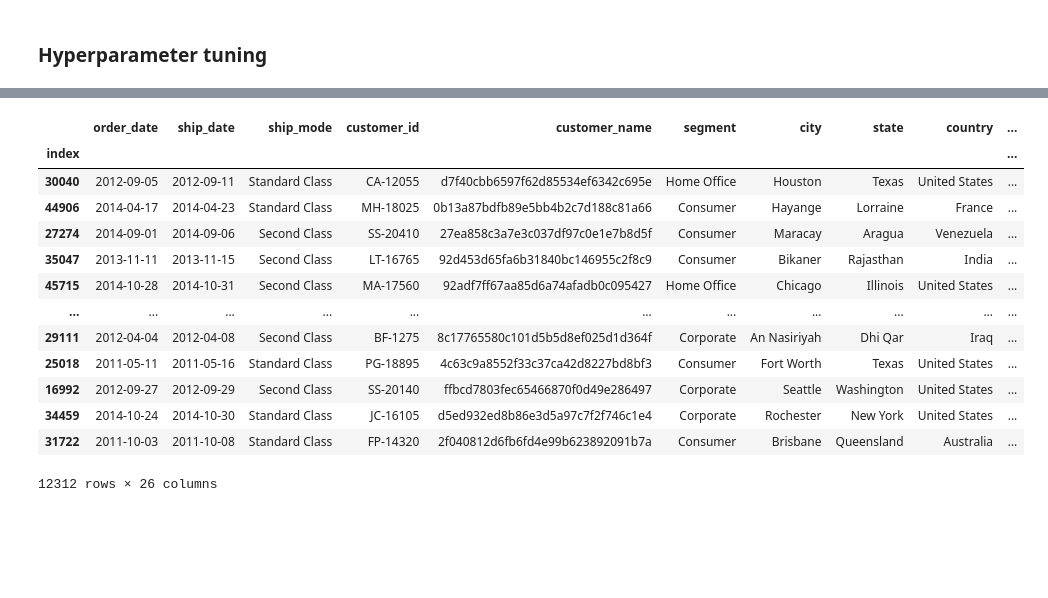
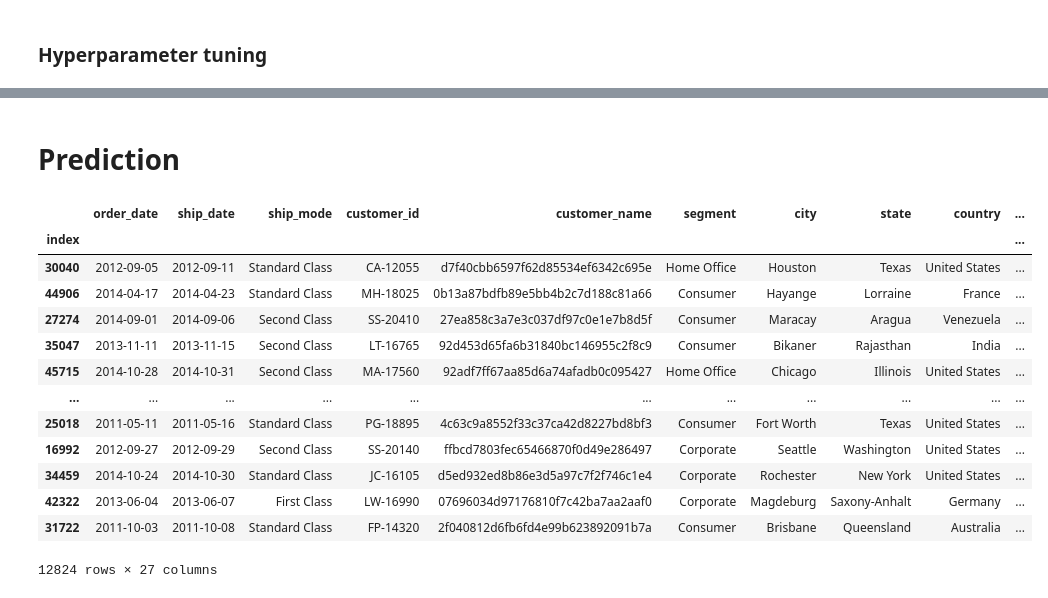
Before and after one commit to marc-ah/ml_superstore, a Jupyter notebook: scripts/03_feature_eng.ipynb, the cells around one changed output, grey strips where cells are left out. Saved outputs shown, nothing was run; the diff lists cells and outputs as text; code cells hidden in the pictures; blank space fills up the shorter version.

```diff
--- a/scripts/03_feature_eng.ipynb
+++ b/scripts/03_feature_eng.ipynb
@@ -122,8 +123,8 @@ Considered cols: 25
 # %% [markdown]
 # Sampling - for debugging only
 # %%
-df_train = df_train.sample(n=3000)
-df_test = df_train.sample(n=1000)
+#df_train = df_train.sample(n=3000)
+#df_test = df_train.sample(n=1000)
 # %%
 len(df_train)
 # %% [output]
@@ -424,17 +401,0 @@ df_check["prediction"] = y_test_predict
-# %%
-df_check.loc[df_check["ship_delay"]!=df_check["prediction"]]
-# %% [output]
-|  | order_date | ship_date | ship_mode | customer_id | customer_name | segment | city | state | country | ... |
-| index |  |  |  |  |  |  |  |  |  | ... |
-| 30040 | 2012-09-05 | 2012-09-11 | Standard Class | CA-12055 | d7f40cbb6597f62d85534ef6342c695e | Home Office | Houston | Texas | United States | ... |
-| 44906 | 2014-04-17 | 2014-04-23 | Standard Class | MH-18025 | 0b13a87bdfb89e5bb4b2c7d188c81a66 | Consumer | Hayange | Lorraine | France | ... |
-| 27274 | 2014-09-01 | 2014-09-06 | Second Class | SS-20410 | 27ea858c3a7e3c037df97c0e1e7b8d5f | Consumer | Maracay | Aragua | Venezuela | ... |
-| 35047 | 2013-11-11 | 2013-11-15 | Second Class | LT-16765 | 92d453d65fa6b31840bc146955c2f8c9 | Consumer | Bikaner | Rajasthan | India | ... |
-| 45715 | 2014-10-28 | 2014-10-31 | Second Class | MA-17560 | 92adf7ff67aa85d6a74afadb0c095427 | Home Office | Chicago | Illinois | United States | ... |
-| ... | ... | ... | ... | ... | ... | ... | ... | ... | ... | ... |
-| 29111 | 2012-04-04 | 2012-04-08 | Second Class | BF-1275 | 8c17765580c101d5b5d8ef025d1d364f | Corporate | An Nasiriyah | Dhi Qar | Iraq | ... |
-| 25018 | 2011-05-11 | 2011-05-16 | Standard Class | PG-18895 | 4c63c9a8552f33c37ca42d8227bd8bf3 | Consumer | Fort Worth | Texas | United States | ... |
-| 16992 | 2012-09-27 | 2012-09-29 | Second Class | SS-20140 | ffbcd7803fec65466870f0d49e286497 | Corporate | Seattle | Washington | United States | ... |
-| 34459 | 2014-10-24 | 2014-10-30 | Standard Class | JC-16105 | d5ed932ed8b86e3d5a97c7f2f746c1e4 | Corporate | Rochester | New York | United States | ... |
-| 31722 | 2011-10-03 | 2011-10-08 | Standard Class | FP-14320 | 2f040812d6fb6fd4e99b623892091b7a | Consumer | Brisbane | Queensland | Australia | ... |
-12312 rows × 26 columns
@@ -445,3 +402,30 @@ result_test
+# %% [markdown]
+# Prediction
 # %%
-model = KNeighborsRegressor(n_neighbors=4).fit(X_train_num, y_train)
-y_train_predict = model.predict(X_train_num)
+decision_pipeline = Pipeline([
+    ("transform", simple_transform_pipeline),
+    ("dtree", DecisionTreeClassifier(max_depth=3)),
+])
+
+model = decision_pipeline.fit(X_train, y_train)
+# %%
+y_train_predict = model.predict(X_test)
+# %%
+X_test["prediction"] = y_train_predict
+# %%
+X_test
+# %% [output]
+|  | order_date | ship_date | ship_mode | customer_id | customer_name | segment | city | state | country | ... |
+| index |  |  |  |  |  |  |  |  |  | ... |
+| 30040 | 2012-09-05 | 2012-09-11 | Standard Class | CA-12055 | d7f40cbb6597f62d85534ef6342c695e | Home Office | Houston | Texas | United States | ... |
+| 44906 | 2014-04-17 | 2014-04-23 | Standard Class | MH-18025 | 0b13a87bdfb89e5bb4b2c7d188c81a66 | Consumer | Hayange | Lorraine | France | ... |
+| 27274 | 2014-09-01 | 2014-09-06 | Second Class | SS-20410 | 27ea858c3a7e3c037df97c0e1e7b8d5f | Consumer | Maracay | Aragua | Venezuela | ... |
+| 35047 | 2013-11-11 | 2013-11-15 | Second Class | LT-16765 | 92d453d65fa6b31840bc146955c2f8c9 | Consumer | Bikaner | Rajasthan | India | ... |
+| 45715 | 2014-10-28 | 2014-10-31 | Second Class | MA-17560 | 92adf7ff67aa85d6a74afadb0c095427 | Home Office | Chicago | Illinois | United States | ... |
+| ... | ... | ... | ... | ... | ... | ... | ... | ... | ... | ... |
+| 25018 | 2011-05-11 | 2011-05-16 | Standard Class | PG-18895 | 4c63c9a8552f33c37ca42d8227bd8bf3 | Consumer | Fort Worth | Texas | United States | ... |
+| 16992 | 2012-09-27 | 2012-09-29 | Second Class | SS-20140 | ffbcd7803fec65466870f0d49e286497 | Corporate | Seattle | Washington | United States | ... |
+| 34459 | 2014-10-24 | 2014-10-30 | Standard Class | JC-16105 | d5ed932ed8b86e3d5a97c7f2f746c1e4 | Corporate | Rochester | New York | United States | ... |
+| 42322 | 2013-06-04 | 2013-06-07 | First Class | LW-16990 | 07696034d97176810f7c42ba7aa2aaf0 | Corporate | Magdeburg | Saxony-Anhalt | Germany | ... |
+| 31722 | 2011-10-03 | 2011-10-08 | Standard Class | FP-14320 | 2f040812d6fb6fd4e99b623892091b7a | Consumer | Brisbane | Queensland | Australia | ... |
+12824 rows × 27 columns
```
Also changed, not shown: parts of 28 cells of this notebook, 1 other file.
